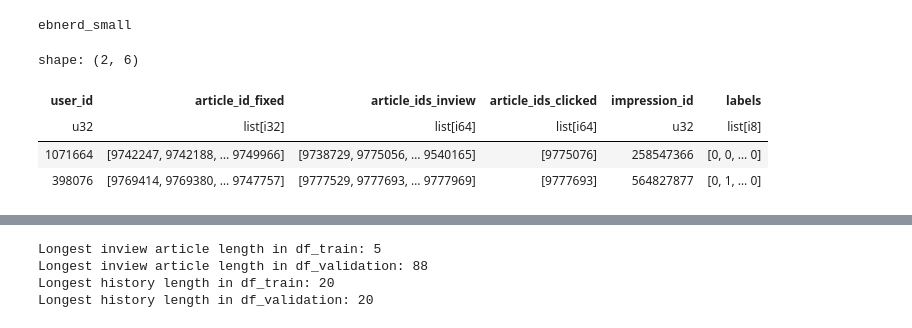
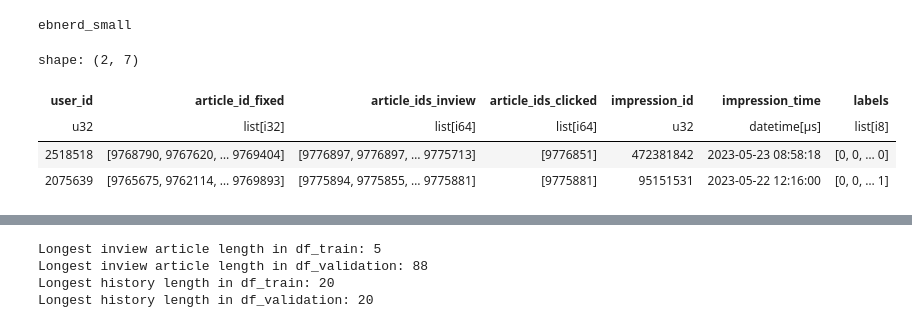
Before and after one commit to Gustavclausen1804/Deeplearning-RecSys-Challenge-2024, a Jupyter notebook: docvec.ipynb, the cells around one changed output, grey strips where cells are left out. Cells and saved outputs as stored; diff of their text form; code cells hidden in the pictures.

Commit message:
added time features

```diff
--- a/docvec.ipynb
+++ b/docvec.ipynb
@@ -116,35 +117,36 @@ COLUMNS = [
     DEFAULT_HISTORY_ARTICLE_ID_COL,
     DEFAULT_INVIEW_ARTICLES_COL,
     DEFAULT_CLICKED_ARTICLES_COL,
     DEFAULT_IMPRESSION_ID_COL,
+    DEFAULT_IMPRESSION_TIMESTAMP_COL,
 ]
 HISTORY_SIZE = 20 # TODO: History size.
 FRACTION = 0.1
 
 df_train = (
     ebnerd_from_path(PATH.joinpath("train"), history_size=HISTORY_SIZE)
     .select(COLUMNS)
     .pipe(
         sampling_strategy_wu2019,
         npratio=4,
         shuffle=True,
         with_replacement=True,
         seed=123,
     )
     .pipe(create_binary_labels_column)
     .sample(fraction=FRACTION)
 )
 # =>
 df_validation = (
     ebnerd_from_path(PATH.joinpath("validation"), history_size=HISTORY_SIZE)
     .select(COLUMNS)
     .pipe(create_binary_labels_column)
     .sample(fraction=FRACTION)
 )
 df_train.head(2)
 # %% [output]
-shape: (2, 6)
+shape: (2, 7)
-| user_id | article_id_fixed | article_ids_inview | article_ids_clicked | impression_id | labels |
-| u32 | list[i32] | list[i64] | list[i64] | u32 | list[i8] |
-| 1071664 | [9742247, 9742188, … 9749966] | [9738729, 9775056, … 9540165] | [9775076] | 258547366 | [0, 0, … 0] |
-| 398076 | [9769414, 9769380, … 9747757] | [9777529, 9777693, … 9777969] | [9777693] | 564827877 | [0, 1, … 0] |
+| user_id | article_id_fixed | article_ids_inview | article_ids_clicked | impression_id | impression_time | labels |
+| u32 | list[i32] | list[i64] | list[i64] | u32 | datetime[μs] | list[i8] |
+| 2518518 | [9768790, 9767620, … 9769404] | [9776897, 9776897, … 9775713] | [9776851] | 472381842 | 2023-05-23 08:58:18 | [0, 0, … 0] |
+| 2075639 | [9765675, 9762114, … 9769893] | [9775894, 9775855, … 9775881] | [9775881] | 95151531 | 2023-05-22 12:16:00 | [0, 0, … 1] |
```
Also changed, not shown: parts of 42 cells of this notebook, 7 other files.
